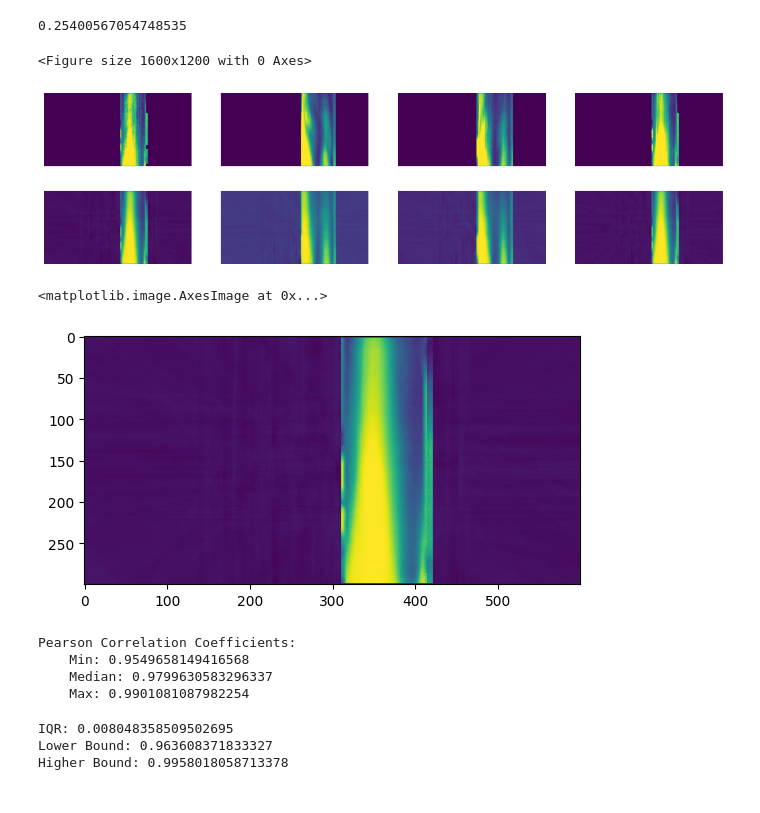
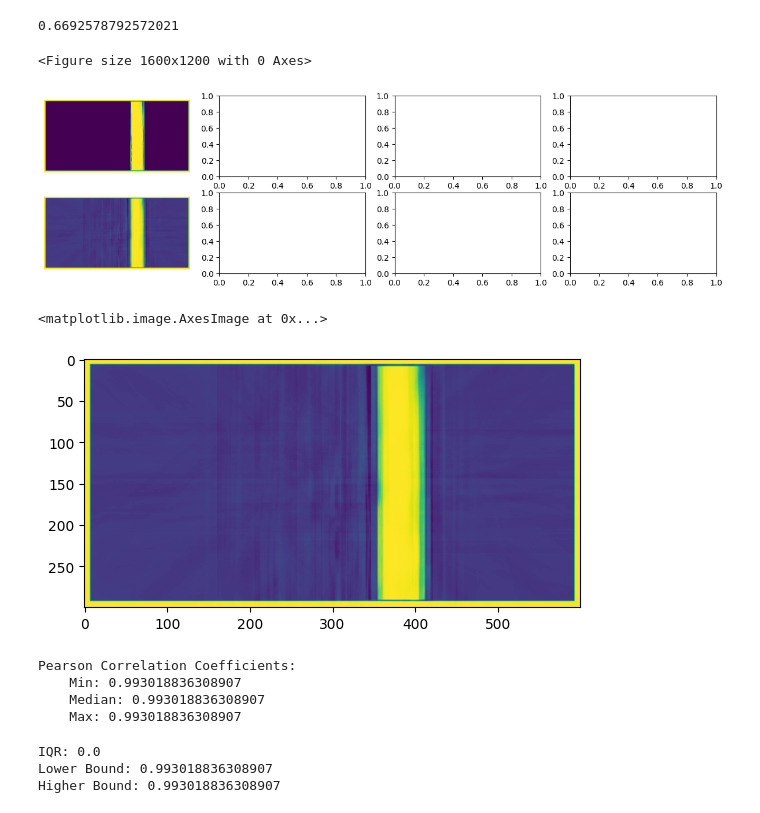
Before and after one commit to brain-facens/image-enhancer, a Jupyter notebook: notebooks/dae_tests.ipynb, the cells around one changed output. Cells and saved outputs as stored; diff of their text form; code cells hidden in the pictures.

```diff
--- a/notebooks/dae_tests.ipynb
+++ b/notebooks/dae_tests.ipynb
@@ -24,4 +16,12 @@ BATCH_SIZE = 256
 # %%
+DATA_DIR = '/home/nata-brain/Documents/proj/image-enhancer/datasets/cable_dataset_tester/images/dae_dataset/val/'
+MODEL_OUT = '../models'
+NET_NAME = 'cable_novelty_v2.pt'
+DEVICE = 'cuda' if torch.cuda.is_available() else 'cpu'
+IMG_SHAPE = (300, 600, 1)
+LATENT_DIM = 2
+BATCH_SIZE = 4
+
 class DAE(nn.Module):
     def __init__(self, img_shape: tuple, latent_dim: int) -> None:
         super(DAE, self).__init__()
@@ -56,3 +56,8 @@ class DAE(nn.Module):
         z = self.encode(img_flat)
         recon = self.decoder(z)
         return recon.view(og_shape)
+
+model: nn.Module = DAE(IMG_SHAPE, LATENT_DIM).to(DEVICE)
+model.load_state_dict(torch.load(os.path.join(MODEL_OUT, NET_NAME),
+                                 weights_only=True))
+model.eval()
@@ -90,36 +77,52 @@ val_loader = DataLoader(val_set, BATCH_SIZE, shuffle=False)
+# %%
+def image_to_inference():
+    img_transforms = v2.Compose([
+        v2.Resize(IMG_SHAPE[:-1]),
+        v2.Grayscale(),
+        v2.ToImage(),
+        v2.ToDtype(torch.float32, scale=True)
+    ])
+
+    img = cv.imread("/home/nata-brain/Documents/proj/image-enhancer/datasets/cable_dataset_tester/images/dae_dataset/val/test/bad/0_0.67310856178716.jpg")
+    img = cv.cvtColor(img, cv.COLOR_BGR2GRAY)
+    img = img[..., None]  # Agora a imagem terá a forma (H, W, 1)
+    img = torch.from_numpy(img).permute(2, 0, 1)
+    inp = img_transforms(img).unsqueeze(0)
+
+    return inp
+# %%
+data_image = image_to_inference()
 # %%
 import matplotlib.pyplot as plt
 
 start = time.time()
 
 with torch.no_grad():
-    for data, _ in val_loader:
-        data = data.to(DEVICE)
-        recon = model(data)
-        break
+    data = data_image.to(DEVICE)
+    recon = model(data)
 
 print(time.time() - start)
 
 plt.figure(dpi=250)
 
 fig, ax = plt.subplots(2, 4, figsize=(15, 4))
 
-for i in range(4):
+for i in range(1):
     ax[0, i].imshow(data[i].cpu().numpy().transpose((1, 2, 0)))
     ax[1, i].imshow(recon[i].cpu().numpy().transpose((1, 2, 0)))
     ax[0, i].axis('OFF')
     ax[1, i].axis('OFF')
 
 plt.show()
 # %% [output]
-0.25400567054748535
+0.6692578792572021
 <Figure size 1600x1200 with 0 Axes>
-[figure, old version]
+[figure, new version]
 # %%
 plt.imshow(recon[0].cpu().numpy().transpose(1,2,0))
 # %% [output]
 <matplotlib.image.AxesImage at 0x...>
-[figure, old version]
+[figure, new version]
 # %%
 def pearson_correlation(p1, p2):
     """Pearson correlation method
@@ -141,9 +144,9 @@ print(f'Pearson Correlation Coefficients:\n\
     Max: {np.max(corr)}')
 # %% [output]
 Pearson Correlation Coefficients:
-    Min: 0.9549658149416568
-    Median: 0.9799630583296337
-    Max: 0.9901081087982254
+    Min: 0.993018836308907
+    Median: 0.993018836308907
+    Max: 0.993018836308907
 # %%
 def stats(arr):
     """Calculates the IQR of array elements.
@@ -166,9 +169,9 @@ iqr, lower_bound, higher_bound = stats(list(map(pearson_correlation,
 
 print(f'IQR: {iqr}\nLower Bound: {lower_bound}\nHigher Bound: {higher_bound}')
 # %% [output]
-IQR: 0.008048358509502695
-Lower Bound: 0.963608371833327
-Higher Bound: 0.9958018058713378
+IQR: 0.0
+Lower Bound: 0.993018836308907
+Higher Bound: 0.993018836308907
 # %%
 fig, ax = plt.subplots(figsize=(6,6))
 bxp = sns.boxplot(corr)
```
Also changed, not shown: parts of 11 cells of this notebook, 10 other files.
